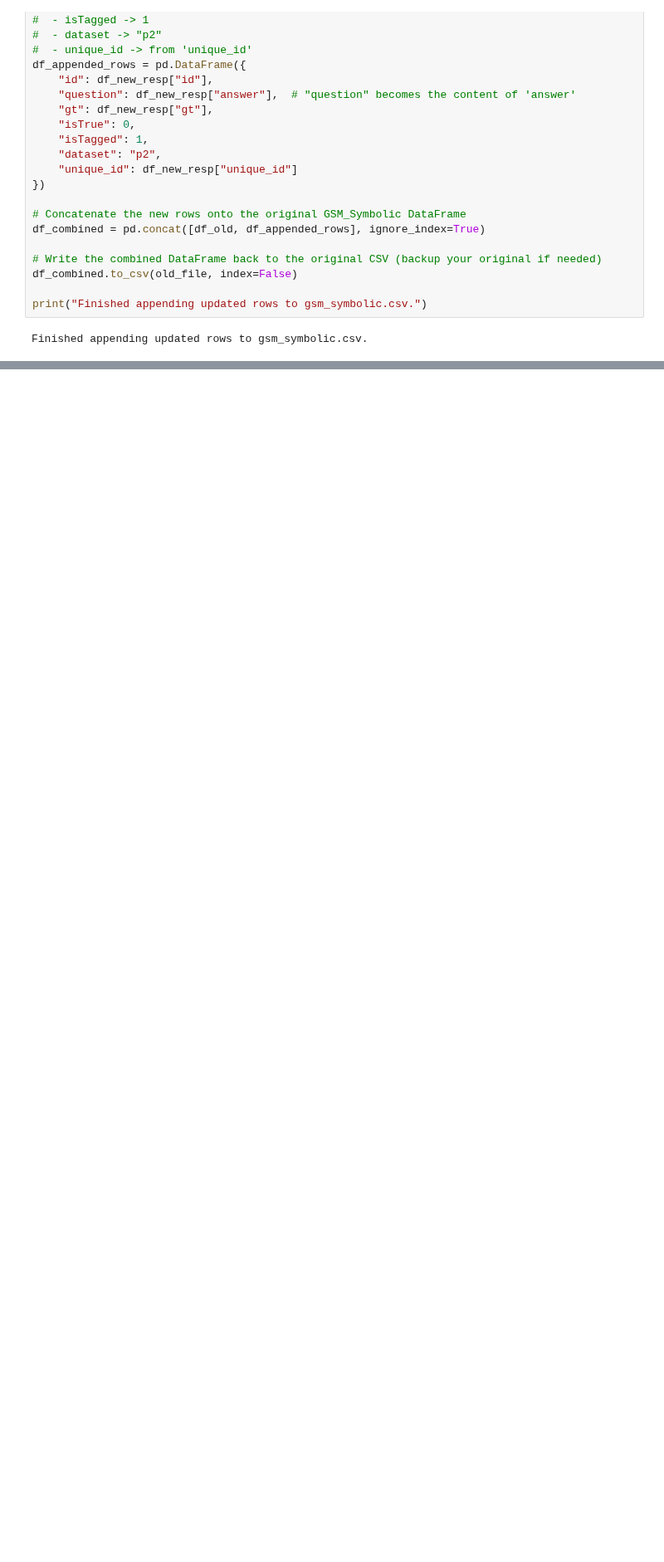
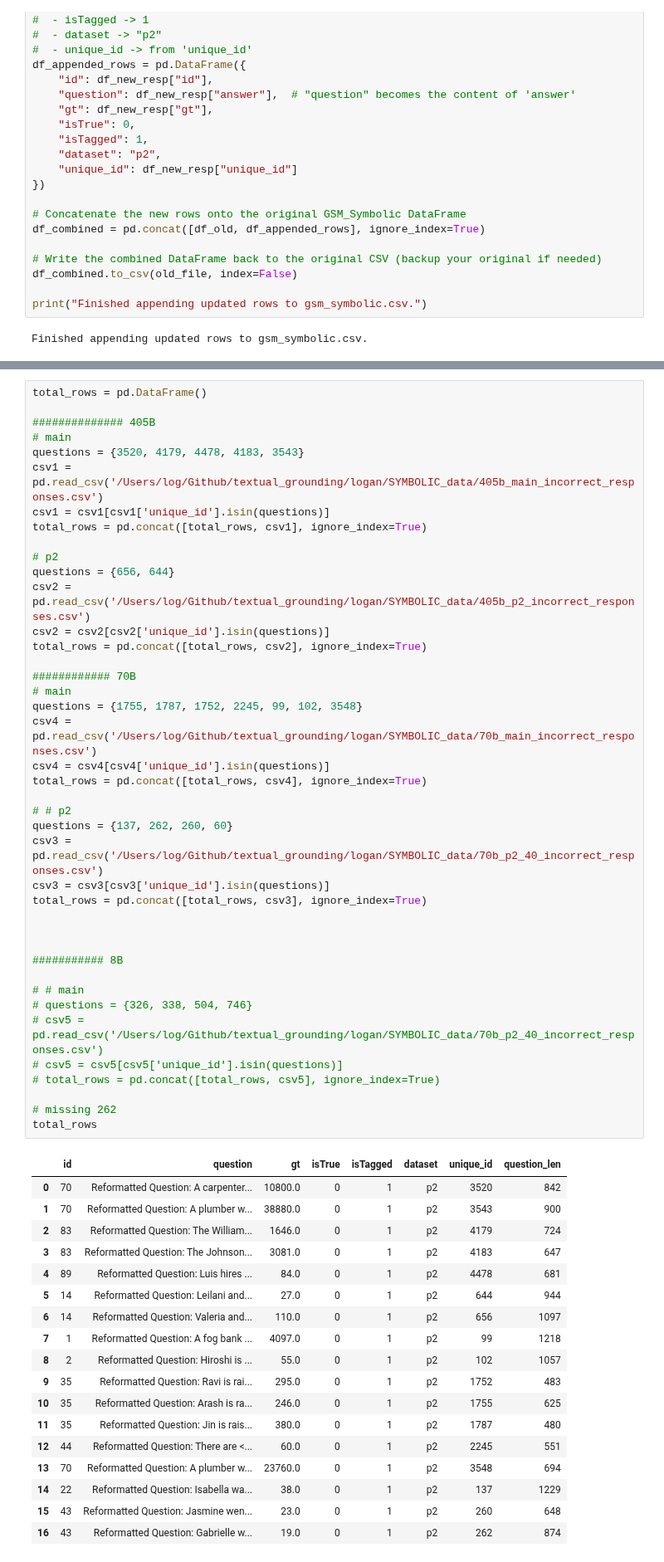
Before and after one commit to ngthanhtin/textual_grounding, a Jupyter notebook: logan/translate.ipynb, the cells around one changed output, grey strips where cells are left out. Shown at 83% size. Cells and saved outputs as stored; diff of their text form; blank space fills up the shorter version.

```diff
--- a/logan/translate.ipynb
+++ b/logan/translate.ipynb
@@ -1852,0 +2064,60 @@ Finished appending updated rows to gsm_symbolic.csv.
+# %%
+total_rows = pd.DataFrame()
+
+############## 405B
+# main
+questions = {3520, 4179, 4478, 4183, 3543}
+csv1 = pd.read_csv('/Users/log/Github/textual_grounding/logan/SYMBOLIC_data/405b_main_incorrect_responses.csv')
+csv1 = csv1[csv1['unique_id'].isin(questions)]
+total_rows = pd.concat([total_rows, csv1], ignore_index=True)
+
+# p2
+questions = {656, 644}
+csv2 = pd.read_csv('/Users/log/Github/textual_grounding/logan/SYMBOLIC_data/405b_p2_incorrect_responses.csv')
+csv2 = csv2[csv2['unique_id'].isin(questions)]
+total_rows = pd.concat([total_rows, csv2], ignore_index=True)
+
+############ 70B
+# main
+questions = {1755, 1787, 1752, 2245, 99, 102, 3548}
+csv4 = pd.read_csv('/Users/log/Github/textual_grounding/logan/SYMBOLIC_data/70b_main_incorrect_responses.csv')
+csv4 = csv4[csv4['unique_id'].isin(questions)]
+total_rows = pd.concat([total_rows, csv4], ignore_index=True)
+
+# # p2
+questions = {137, 262, 260, 60}
+csv3 = pd.read_csv('/Users/log/Github/textual_grounding/logan/SYMBOLIC_data/70b_p2_40_incorrect_responses.csv')
+csv3 = csv3[csv3['unique_id'].isin(questions)]
+total_rows = pd.concat([total_rows, csv3], ignore_index=True)
+
+
+
+########### 8B
+
+# # main
+# questions = {326, 338, 504, 746}
+# csv5 = pd.read_csv('/Users/log/Github/textual_grounding/logan/SYMBOLIC_data/70b_p2_40_incorrect_responses.csv')
+# csv5 = csv5[csv5['unique_id'].isin(questions)]
+# total_rows = pd.concat([total_rows, csv5], ignore_index=True)
+
+# missing 262
+total_rows
+# %% [output]
+|  | id | question | gt | isTrue | isTagged | dataset | unique_id | question_len |
+| 0 | 70 | Reformatted Question: A carpenter... | 10800.0 | 0 | 1 | p2 | 3520 | 842 |
+| 1 | 70 | Reformatted Question: A plumber w... | 38880.0 | 0 | 1 | p2 | 3543 | 900 |
+| 2 | 83 | Reformatted Question: The William... | 1646.0 | 0 | 1 | p2 | 4179 | 724 |
+| 3 | 83 | Reformatted Question: The Johnson... | 3081.0 | 0 | 1 | p2 | 4183 | 647 |
+| 4 | 89 | Reformatted Question: Luis hires ... | 84.0 | 0 | 1 | p2 | 4478 | 681 |
+| 5 | 14 | Reformatted Question: Leilani and... | 27.0 | 0 | 1 | p2 | 644 | 944 |
+| 6 | 14 | Reformatted Question: Valeria and... | 110.0 | 0 | 1 | p2 | 656 | 1097 |
+| 7 | 1 | Reformatted Question: A fog bank ... | 4097.0 | 0 | 1 | p2 | 99 | 1218 |
+| 8 | 2 | Reformatted Question: Hiroshi is ... | 55.0 | 0 | 1 | p2 | 102 | 1057 |
+| 9 | 35 | Reformatted Question: Ravi is rai... | 295.0 | 0 | 1 | p2 | 1752 | 483 |
+| 10 | 35 | Reformatted Question: Arash is ra... | 246.0 | 0 | 1 | p2 | 1755 | 625 |
+| 11 | 35 | Reformatted Question: Jin is rais... | 380.0 | 0 | 1 | p2 | 1787 | 480 |
+| 12 | 44 | Reformatted Question: There are <... | 60.0 | 0 | 1 | p2 | 2245 | 551 |
+| 13 | 70 | Reformatted Question: A plumber w... | 23760.0 | 0 | 1 | p2 | 3548 | 694 |
+| 14 | 22 | Reformatted Question: Isabella wa... | 38.0 | 0 | 1 | p2 | 137 | 1229 |
+| 15 | 43 | Reformatted Question: Jasmine wen... | 23.0 | 0 | 1 | p2 | 260 | 648 |
+| 16 | 43 | Reformatted Question: Gabrielle w... | 19.0 | 0 | 1 | p2 | 262 | 874 |
```
Also changed, not shown: parts of 5 cells of this notebook, 23 other files.
